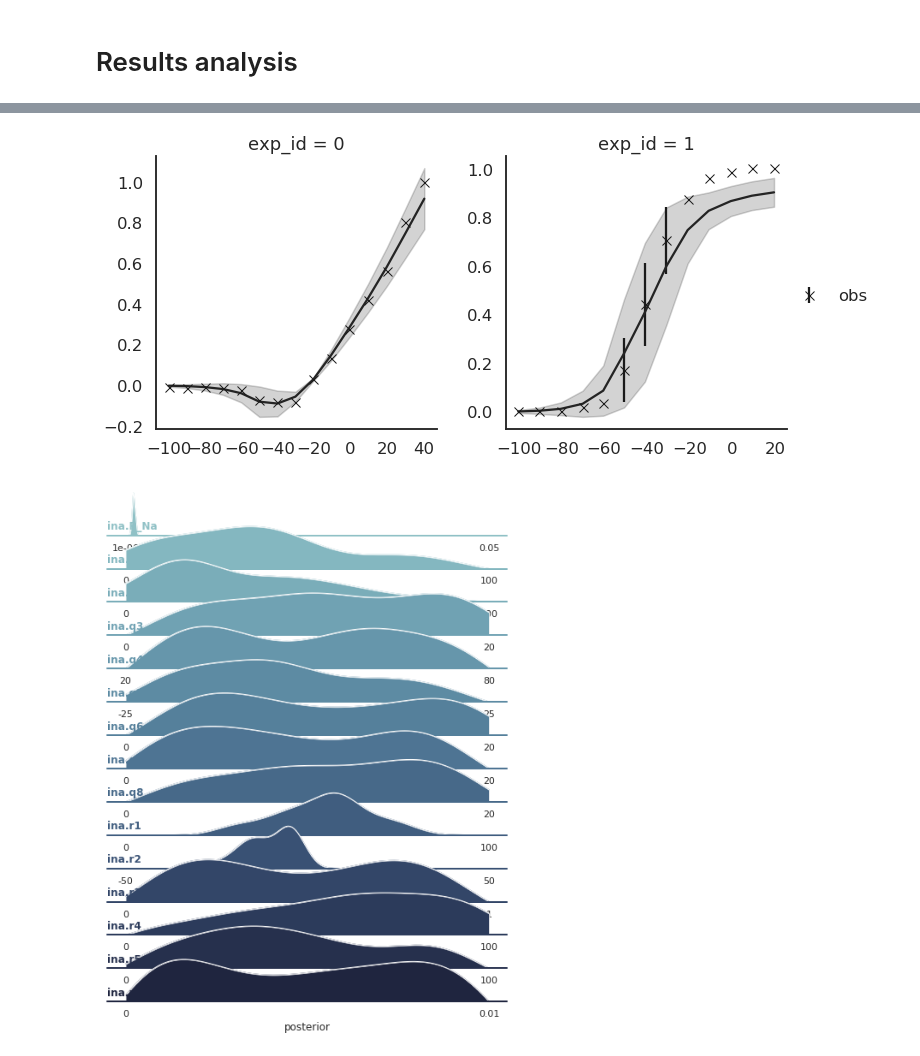
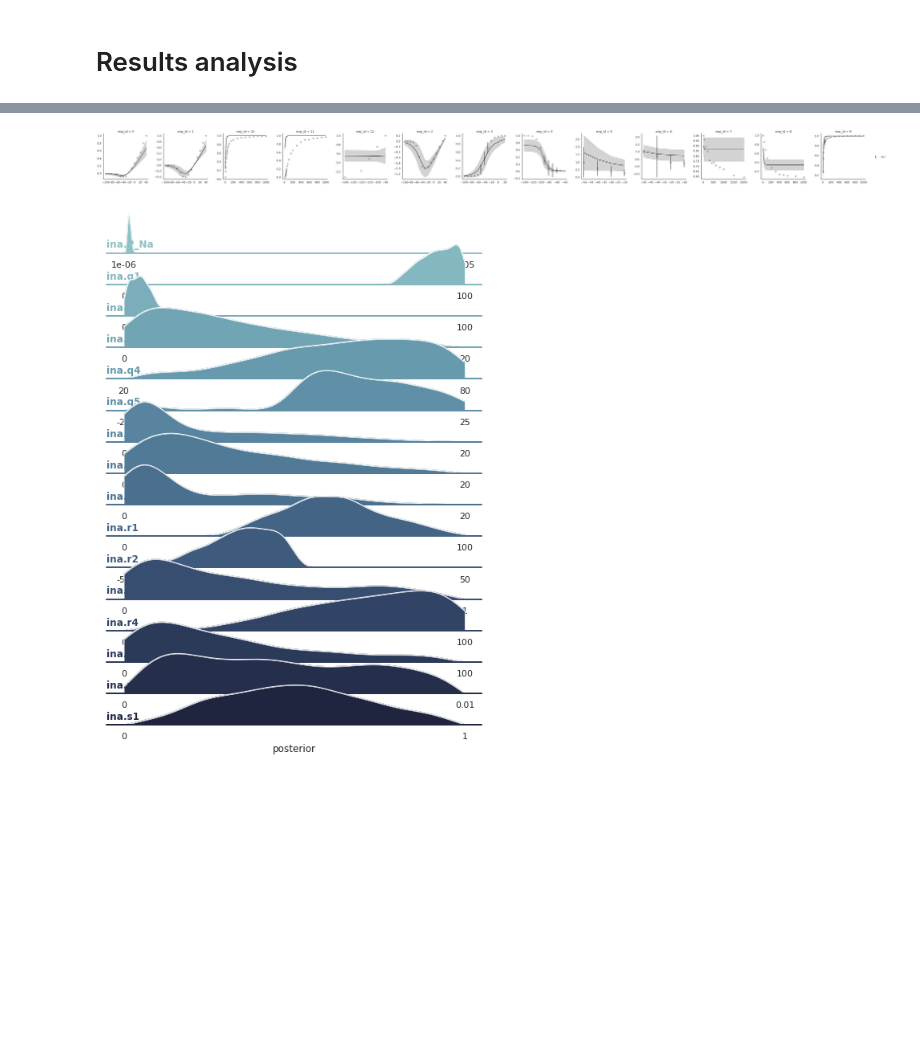
Before and after one commit to charleshouston/ion-channel-ABC, a Jupyter notebook: docs/examples/Nygren/Nygren_ina_testing.ipynb, the cells around one changed output, grey strips where cells are left out. Saved outputs shown, nothing was run; the diff lists cells and outputs as text; code cells hidden in the pictures; blank space fills up the shorter version.

```diff
--- a/docs/examples/Nygren/Nygren_ina_testing.ipynb
+++ b/docs/examples/Nygren/Nygren_ina_testing.ipynb
@@ -36,17 +33,24 @@ WARNING:myokit._config:Sundials version not set in myokit.ini. Continuing with d
 modelfile = 'models/nygren_Na.mmt'
 # %%
 observations, model, summary_statistics = setup(modelfile,
+                                                sakakibara_iv_Nao2 ,
+                                                sakakibara_iv_Nao5 ,
+                                                sakakibara_iv_Nao20 ,
+                                                sakakibara_act,
                                                 sakakibara_inact,
-                                                sakakibara_act)
+                                                sakakibara_inact_kin_1,
+                                                sakakibara_inact_kin_2,
+                                                sakakibara_recov,
+                                                sakakibara_recov_kin)
 # %%
 assert len(observations)==len(summary_statistics(model({})))
 # %% [markdown]
 ## Set limits and generate uniform initial priors
 # %%
-"""
-#'ina.s1' : (0,1),
-#'membrane.Cm' : (0.0001,1),
-limits = {
+
+#
+#'membrane.Cm' : (0.0001,1), # keep it off
+limits = { 'ina.s1' : (0,1),
 
           'ina.P_Na' : (0.000001,0.05),
           'ina.q1': (0,100),
@@ -69,7 +73,7 @@ limits = {'ina.P_Na' : (0.000001,0.05),
           'ina.q2': (0,100),
           'ina.r1': (0,100),
           'ina.r2': (-50,50)}
-
+"""
 prior = Distribution(**{key: RV("uniform", a, b - a)
                         for key, (a,b) in limits.items()})
 # %% [markdown]
@@ -157,31 +139,30 @@ history.all_runs()
 # %%
 history = History(db_path)
-history.all_runs()
-history.id = 28
+history.id = 41
 df, w = history.get_distribution(m=0)
 
 # Generate parameter samples
 n_samples = 100
 df, w = history.get_distribution(m=0)
 th_samples = df.sample(n=n_samples, weights=w, replace=True).to_dict(orient='records')
 plotting_obs = observations.copy()
 
 # Generate sim results samples
 samples = pd.DataFrame({})
 for i, th in enumerate(th_samples):
     results = summary_statistics(model(th))
     output = pd.DataFrame({'x': plotting_obs.x, 'y': list(results.values()),
                            'exp_id': plotting_obs.exp_id})
     output['sample'] = i
     output['distribution'] = 'post'
     samples = samples.append(output, ignore_index=True)
 
 sns.set_context('talk')
 
 
 grid1 = plot_sim_results(samples, obs=plotting_obs)
 grid2 = plot_parameters_kde(df, w, limits, aspect=12,height=0.6)
 # %% [output]
-[figure, old version]
+[figure, new version]
-[figure, old version]
+[figure, new version]
 # %%
```
Also changed, not shown: parts of 8 cells of this notebook, 5 other files.
